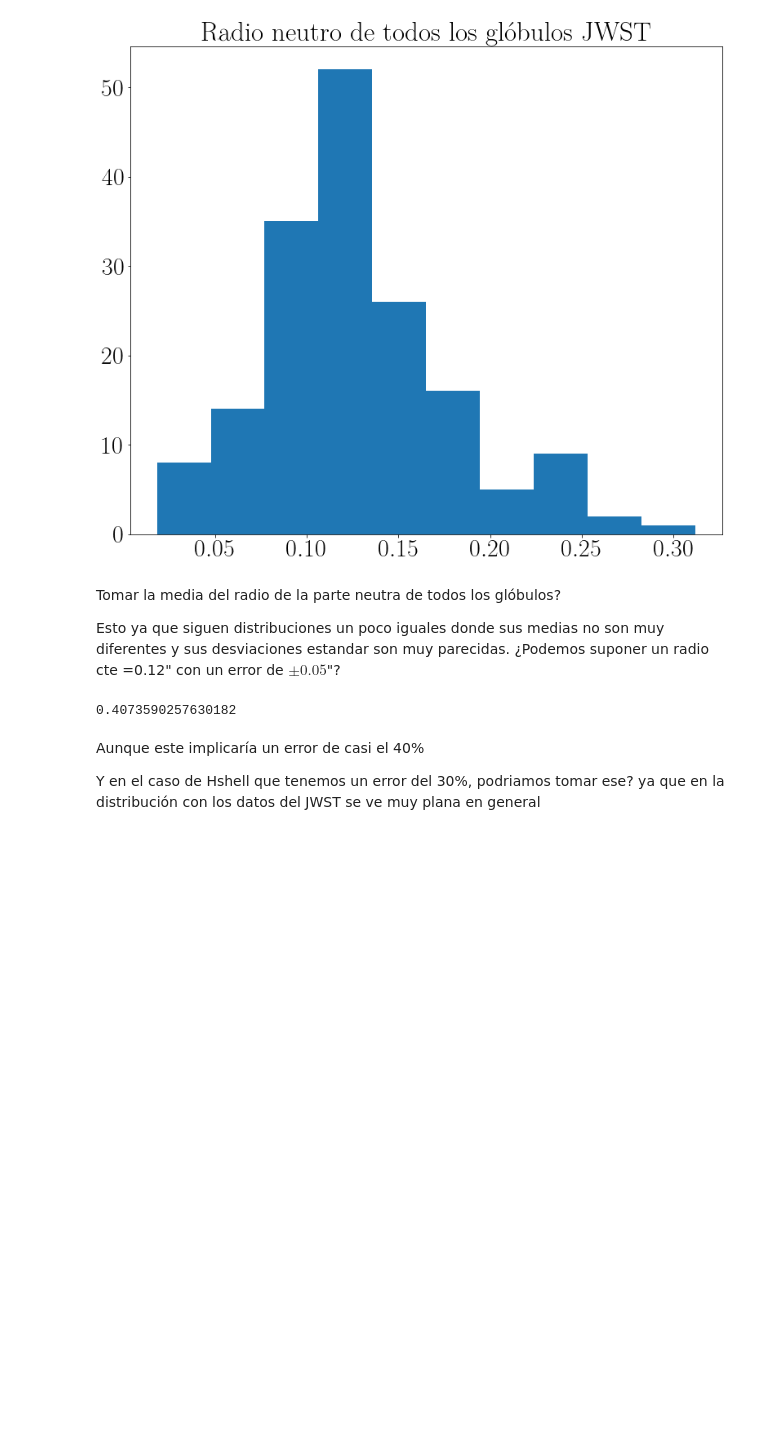
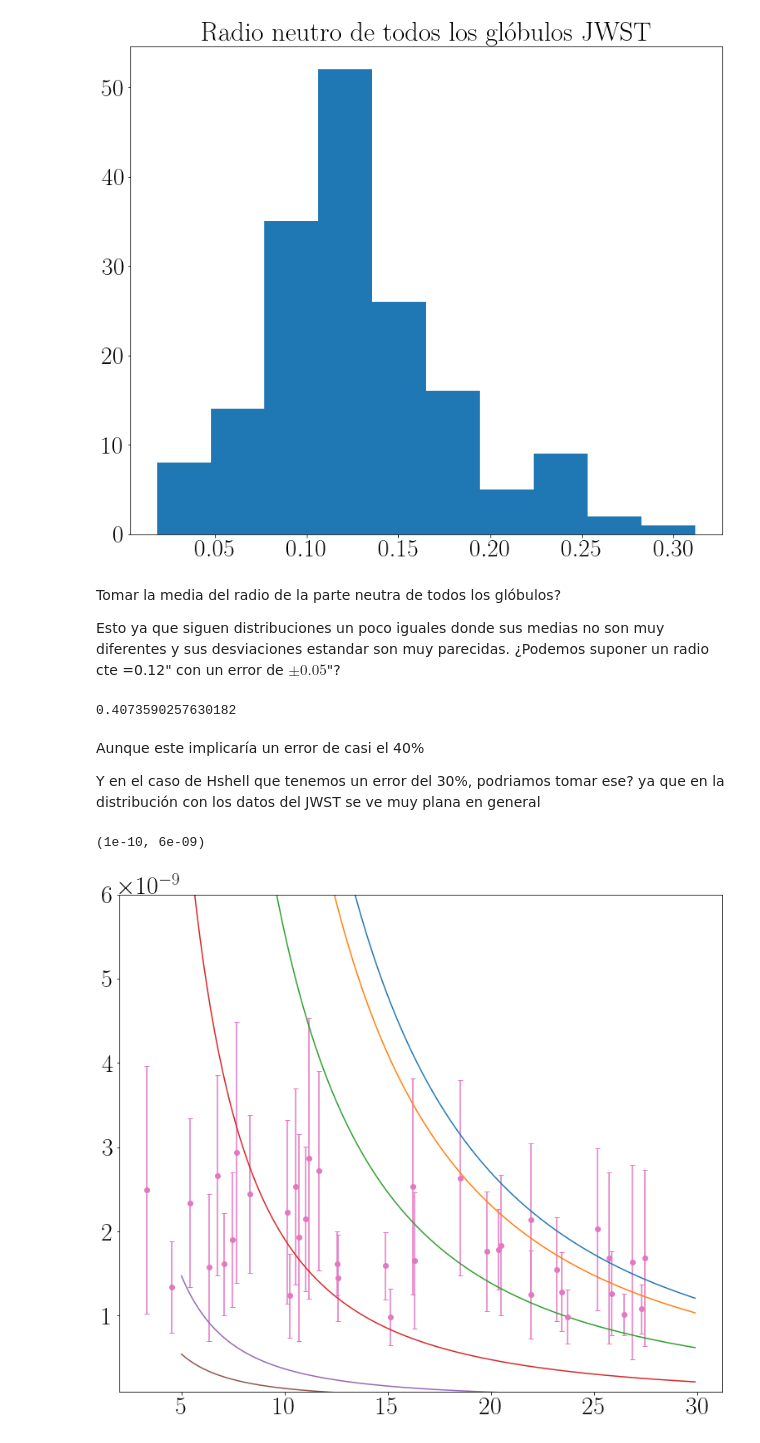
Before and after one commit to will-henney/globule-seminario, a Jupyter notebook: m1-67/Medición de errores.ipynb, the cells around one changed output. Drawn from its saved outputs; the diff is of its cells as text; code cells hidden in the pictures; blank space fills up the shorter version.

Commit message:
Intento de medir errore y estimacion para la densidad n_0

```diff
--- a/m1-67/Medición de errores.ipynb
+++ b/m1-67/Medición de errores.ipynb
@@ -233,0 +287,41 @@ Y en el caso de Hshell que tenemos un error del 30%, podriamos tomar ese? ya que
+# %%
+'''   Densidad   '''
+D = 5429*u.pc                      # conversation with Jane
+v_inf = 710*u.km*(1/u.second)      # Hanmman
+M_loss = (2.0E-5)*u.M_sun*(1/u.yr) #Crowther 1999
+L = 10**(49.1)*(1/u.second)        # Hanmman
+
+E = (cte.h*cte.c/(6562.8*u.AA)).cgs
+EM = np.array(Bs)*4*np.pi*0.0137/(1.17e-13*E.value*u.cm**5)
+n  = np.sqrt(EM.value/(2*np.sqrt(2*np.array([R1[i].value for i in range(len(R1))])*np.array([H[i].value for i in range(len(H))])*D.value**2*u.AU**2))).cgs
+n
+
+'''   Presion   '''
+cs2 = (cte.k_B*6000*u.K/(0.6*cte.m_p)).to('km**2/s**2')
+Pg = (n*cte.m_p*cs2).cgs
+Pr = ((M_loss*v_inf)/(4*np.pi*((HST['Sep'][Glo].value*D.value)*u.AU)**2)).cgs
+
+'''   cos(i)   '''
+cos = (Pg/Pr)**(2/5)
+
+R = HST['Sep'][Glo]/cos
+# %%
+err_n = 0.5*np.log(err_Bs)+(1/4)*np.log(err_r_1*np.array([R1[i].value for i in range(len(R1))]))+(1/4)*np.log(err_h*np.array([H[i].value for i in range(len(H))]))
+err_cos = (2/5)*np.log(err_n)
+# %%
+rang = np.arange(5,30,0.1) #the range in what we see the globules
+distances = rang*D.value*u.AU
+P_r = (M_loss*v_inf)/(4*np.pi*(distances.to('cm'))**2)
+fig, ax = plt.subplots()
+ax.plot(rang,P_r.cgs)
+ax.plot(rang,P_r.cgs*np.cos(20*u.deg)**(5/2))
+ax.plot(rang,P_r.cgs*np.cos(40*u.deg)**(5/2))
+ax.plot(rang,P_r.cgs*np.cos(60*u.deg)**(5/2))
+ax.plot(rang,P_r.cgs*np.cos(75*u.deg)**(5/2))
+ax.plot(rang,P_r.cgs*np.cos(80*u.deg)**(5/2))
+ax.errorbar(HST['Sep'][Glo].value,Pg.value,yerr=abs(err_n)*Pg.value,marker='o',capsize=3,linestyle='')
+#plt.colorbar(g)
+plt.ylim(1e-10,0.6e-8)
+# %% [output]
+(1e-10, 6e-09)
+[figure, added]
```
Also changed, not shown: parts of 31 cells of this notebook.
